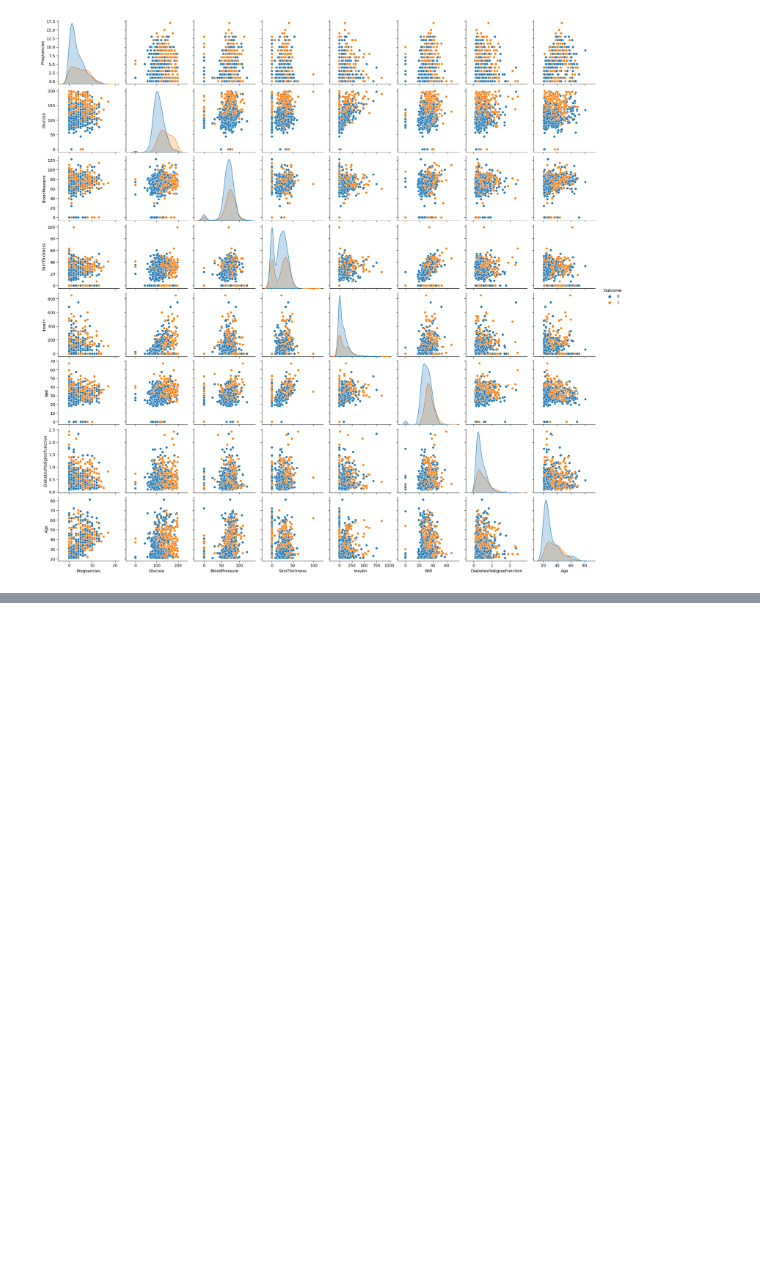
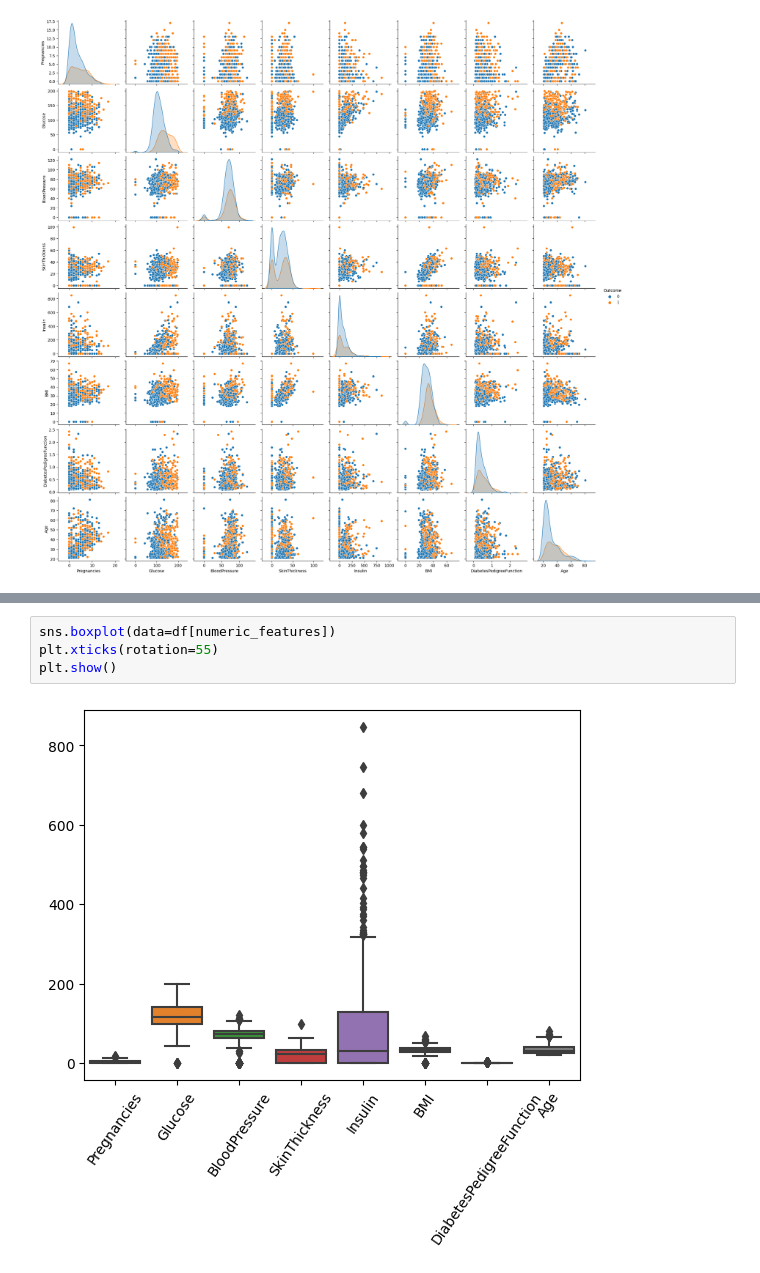
Before and after one commit to prasannashrestha011/ML_exercises, a Jupyter notebook: DiabetesPrediction.ipynb, the cells around one changed output, grey strips where cells are left out. Drawn from its saved outputs; the diff is of its cells as text; blank space fills up the shorter version.

```diff
--- a/DiabetesPrediction.ipynb
+++ b/DiabetesPrediction.ipynb
@@ -88,0 +100,6 @@ plt.show()
+# %%
+sns.boxplot(data=df[numeric_features])
+plt.xticks(rotation=55)
+plt.show()
+# %% [output]
+[figure, added]
```
Also changed, not shown: parts of 3 cells of this notebook.
